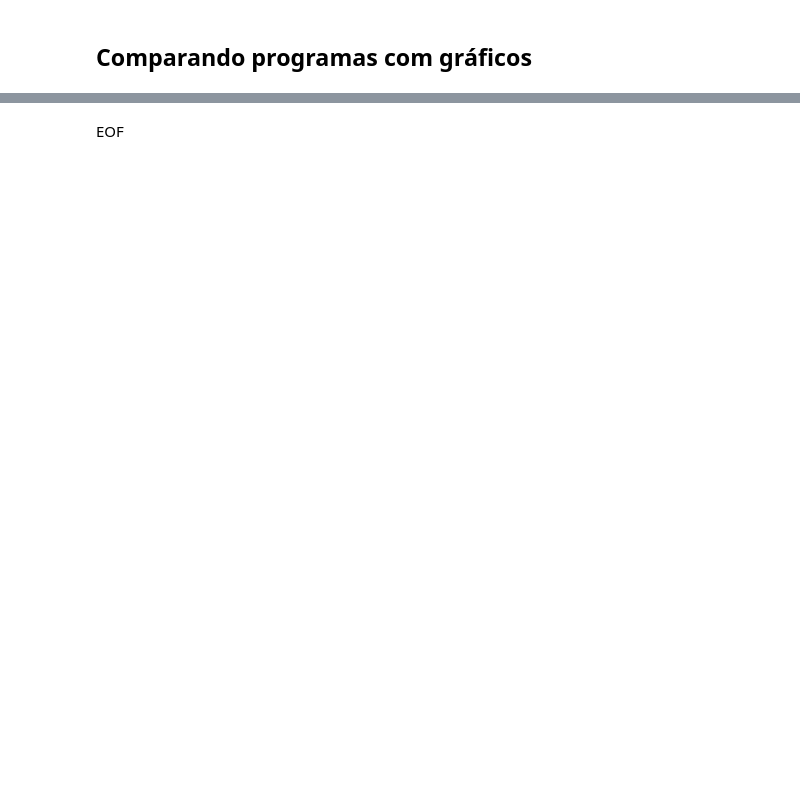
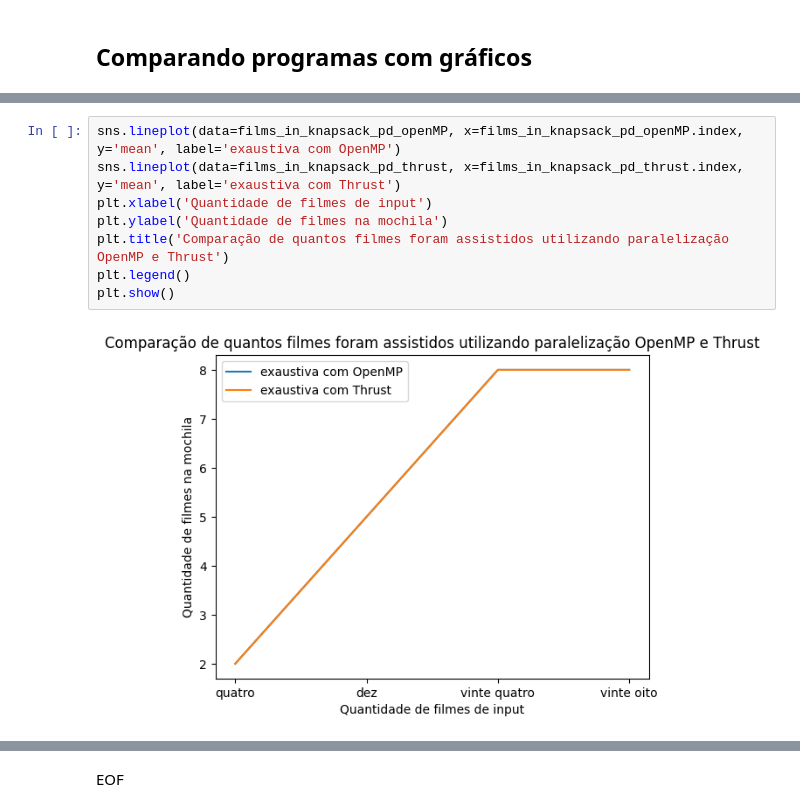
Before and after one commit to Lihsayuri/ProjetoSupercomp, a Jupyter notebook: Parte2/RelatorioProjeto.ipynb, the cells around one changed output, grey strips where cells are left out. Drawn from its saved outputs; the diff is of its cells as text; blank space fills up the shorter version.

```diff
--- a/Parte2/RelatorioProjeto.ipynb
+++ b/Parte2/RelatorioProjeto.ipynb
@@ -1815,0 +1852,10 @@ plt.show()
+# %%
+sns.lineplot(data=films_in_knapsack_pd_openMP, x=films_in_knapsack_pd_openMP.index, y='mean', label='exaustiva com OpenMP')
+sns.lineplot(data=films_in_knapsack_pd_thrust, x=films_in_knapsack_pd_thrust.index, y='mean', label='exaustiva com Thrust')
+plt.xlabel('Quantidade de filmes de input')
+plt.ylabel('Quantidade de filmes na mochila')
+plt.title('Comparação de quantos filmes foram assistidos utilizando paralelização OpenMP e Thrust')
+plt.legend()
+plt.show()
+# %% [output]
+[figure, added]
```
Also changed, not shown: parts of 13 cells of this notebook, 10 other files.
